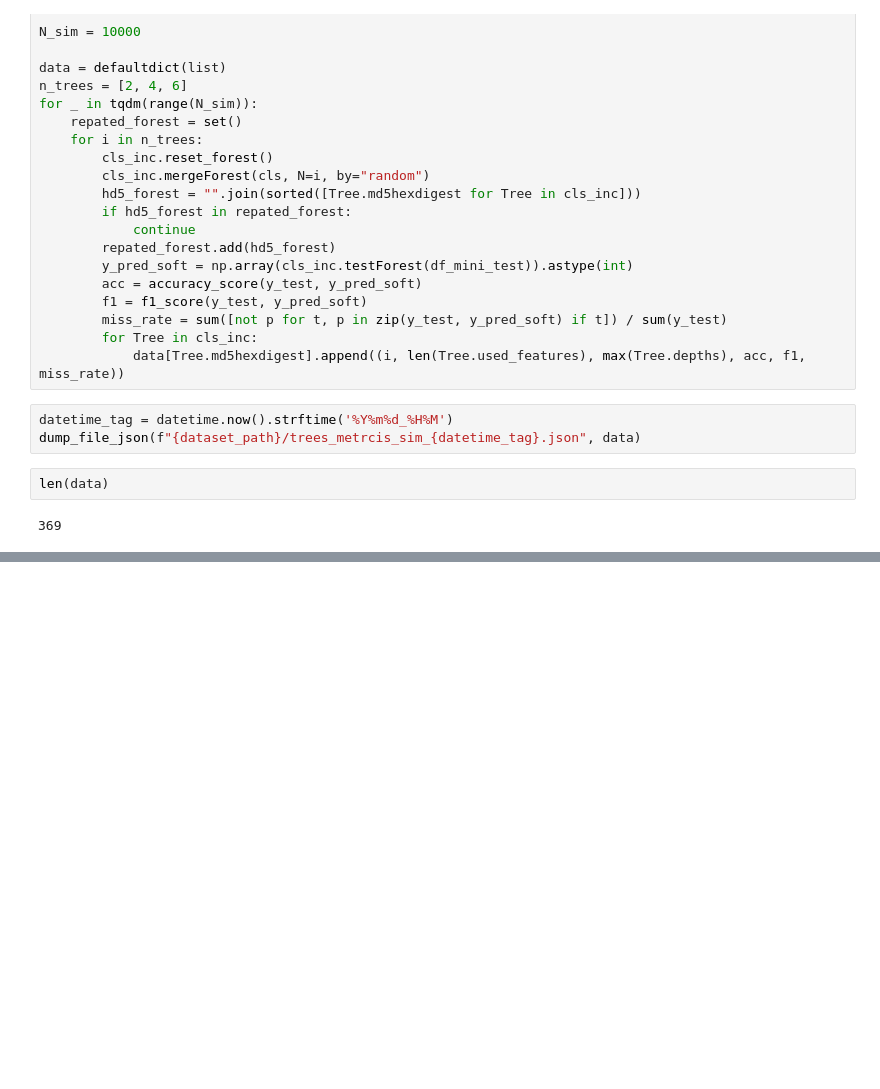
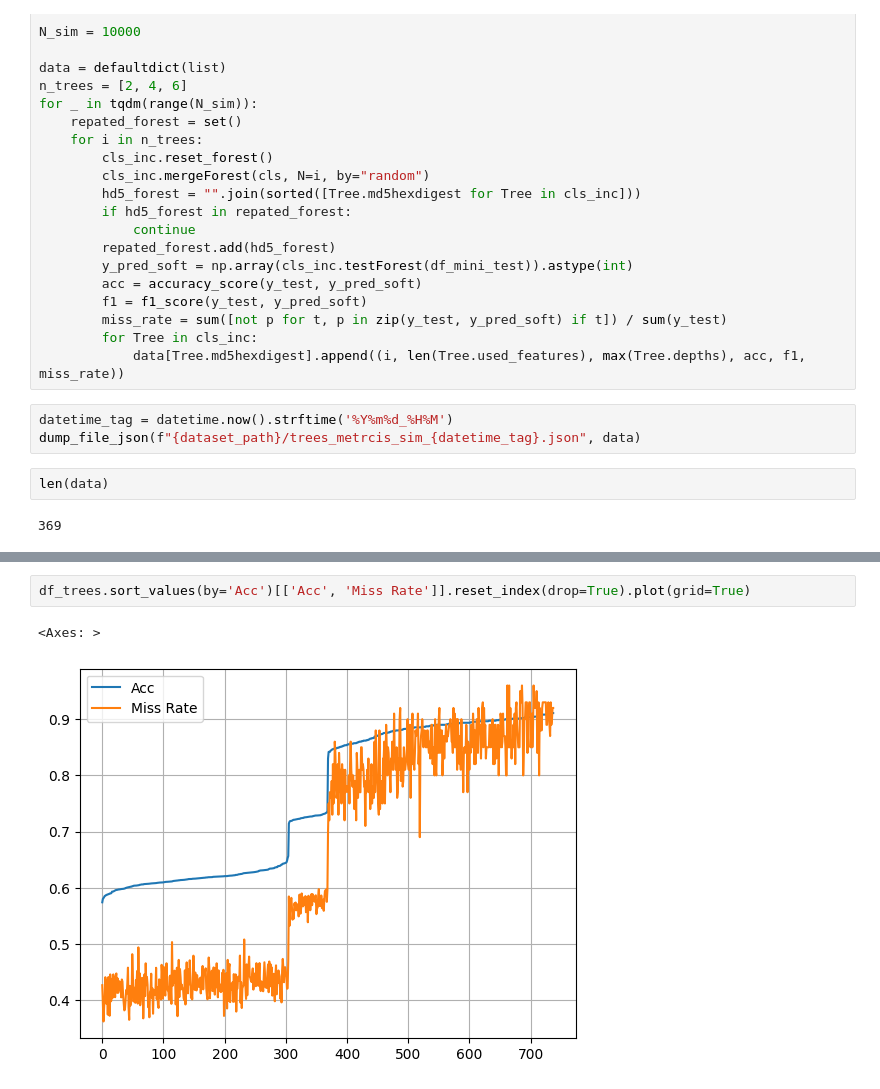
Before and after one commit to ysraell/random-forest-mc-utils, a Jupyter notebook: credit-card-fraud-prediction/tunning.ipynb, the cells around one changed output, grey strips where cells are left out. Cells and saved outputs as stored; diff of their text form; blank space fills up the shorter version.

```diff
--- a/credit-card-fraud-prediction/tunning.ipynb
+++ b/credit-card-fraud-prediction/tunning.ipynb
@@ -1033,0 +1105,5 @@ len(data)
+# %%
+df_trees.sort_values(by='Acc')[['Acc', 'Miss Rate']].reset_index(drop=True).plot(grid=True)
+# %% [output]
+<Axes: >
+[figure, added]
```
Also changed, not shown: parts of 28 cells of this notebook.
